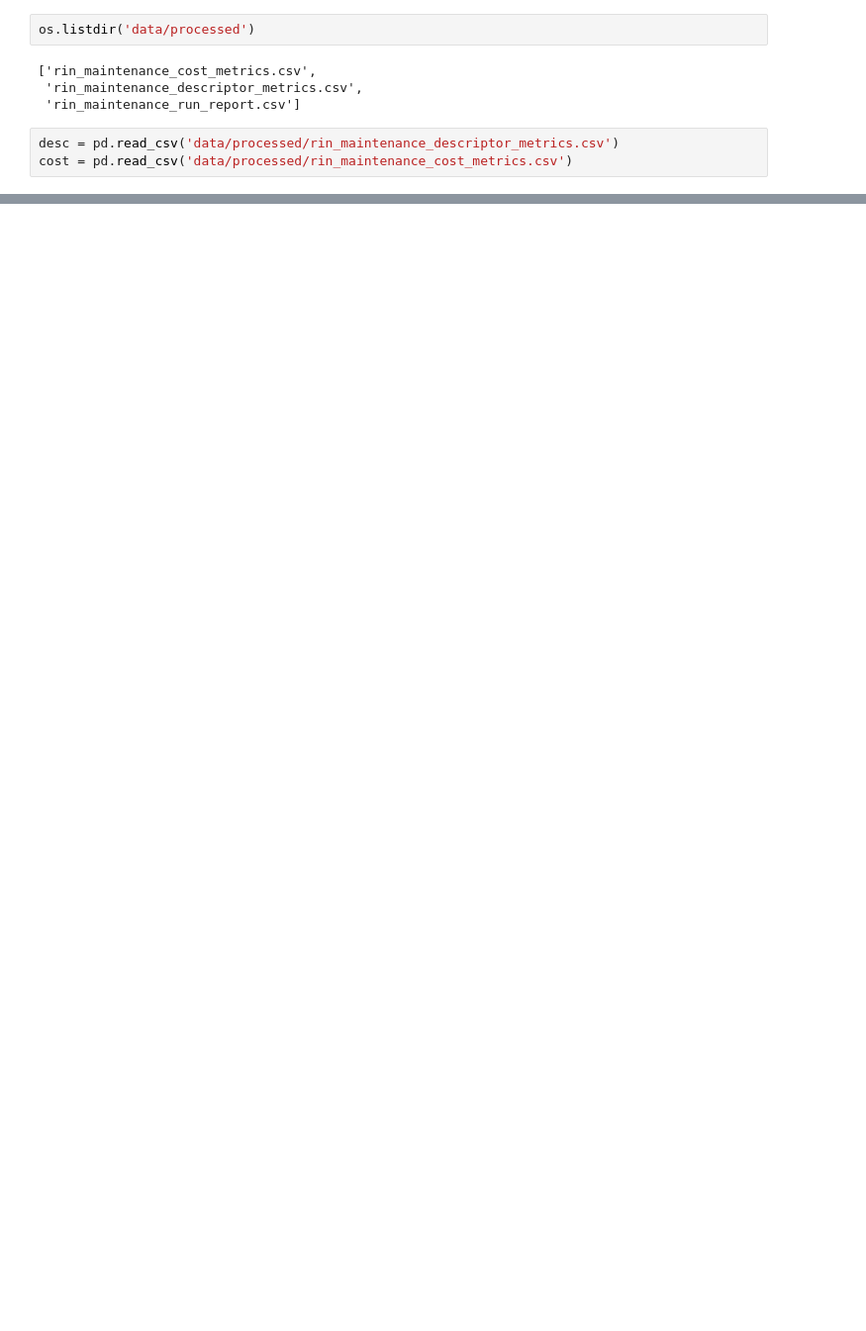
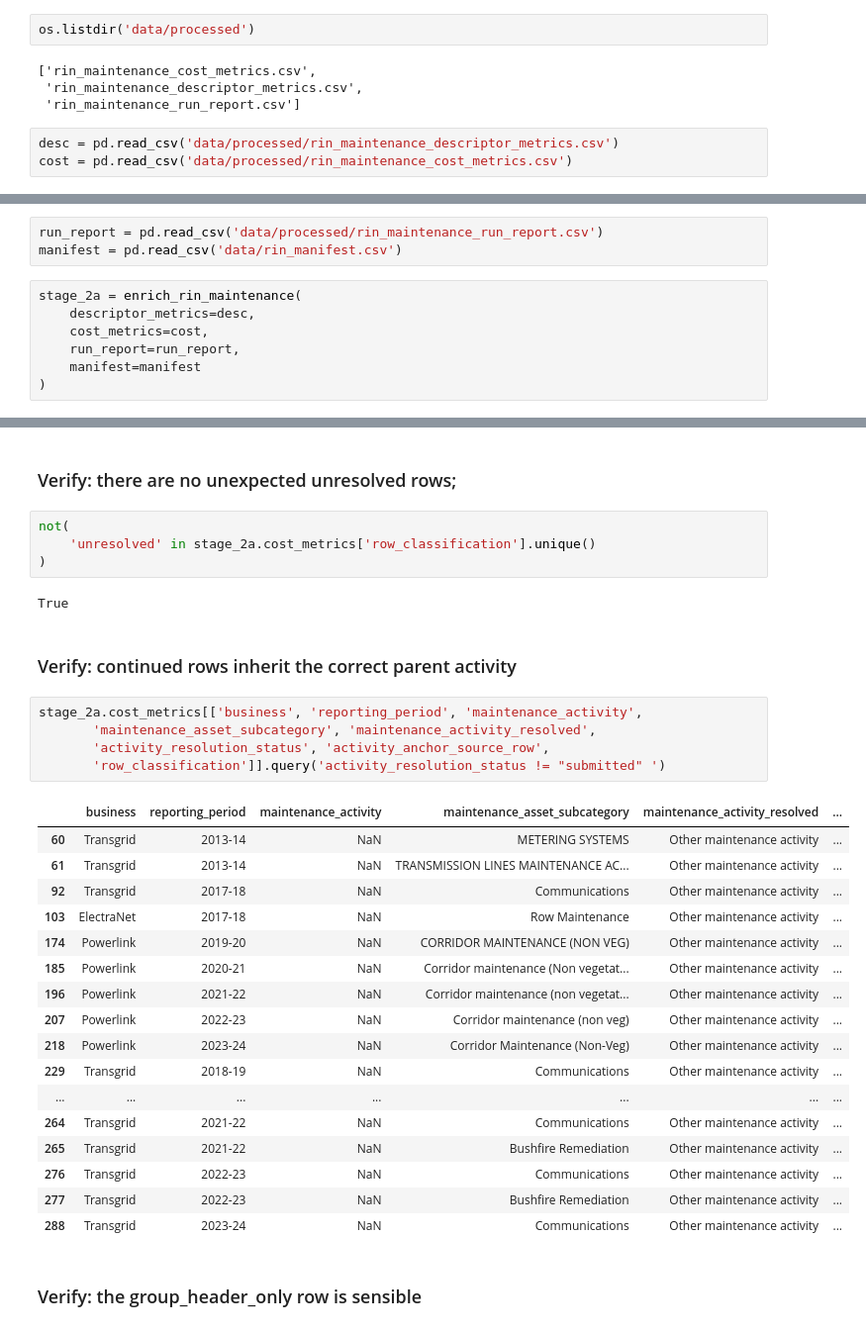
Before and after one commit to keithzyyy/aer-data-extraction, a Jupyter notebook: notebooks/rin_wkbk_standardize.ipynb, the cells around one changed output, grey strips where cells are left out. Shown at 99% size. Cells and saved outputs as stored; diff of their text form; blank space fills up the shorter version.

```diff
--- a/notebooks/rin_wkbk_standardize.ipynb
+++ b/notebooks/rin_wkbk_standardize.ipynb
@@ -54,0 +122,10 @@ cost
+# %%
+run_report = pd.read_csv('data/processed/rin_maintenance_run_report.csv')
+manifest = pd.read_csv('data/rin_manifest.csv')
+# %%
+stage_2a = enrich_rin_maintenance(
+    descriptor_metrics=desc,
+    cost_metrics=cost,
+    run_report=run_report,
+    manifest=manifest
+)
@@ -54,0 +187,35 @@ cost
+# %% [markdown]
+### Verify: there are no unexpected unresolved rows;
+# %%
+not(
+    'unresolved' in stage_2a.cost_metrics['row_classification'].unique()
+)
+# %% [output]
+True
+# %% [markdown]
+### Verify: continued rows inherit the correct parent activity
+# %%
+stage_2a.cost_metrics[['business', 'reporting_period', 'maintenance_activity',
+       'maintenance_asset_subcategory', 'maintenance_activity_resolved',
+       'activity_resolution_status', 'activity_anchor_source_row',
+       'row_classification']].query('activity_resolution_status != "submitted" ')
+# %% [output]
+|  | business | reporting_period | maintenance_activity | maintenance_asset_subcategory | maintenance_activity_resolved | ... |
+| 60 | Transgrid | 2013-14 | NaN | METERING SYSTEMS | Other maintenance activity | ... |
+| 61 | Transgrid | 2013-14 | NaN | TRANSMISSION LINES MAINTENANCE AC... | Other maintenance activity | ... |
+| 92 | Transgrid | 2017-18 | NaN | Communications | Other maintenance activity | ... |
+| 103 | ElectraNet | 2017-18 | NaN | Row Maintenance | Other maintenance activity | ... |
+| 174 | Powerlink | 2019-20 | NaN | CORRIDOR MAINTENANCE (NON VEG) | Other maintenance activity | ... |
+| 185 | Powerlink | 2020-21 | NaN | Corridor maintenance (Non vegetat... | Other maintenance activity | ... |
+| 196 | Powerlink | 2021-22 | NaN | Corridor maintenance (non vegetat... | Other maintenance activity | ... |
+| 207 | Powerlink | 2022-23 | NaN | Corridor maintenance (non veg) | Other maintenance activity | ... |
+| 218 | Powerlink | 2023-24 | NaN | Corridor Maintenance (Non-Veg) | Other maintenance activity | ... |
+| 229 | Transgrid | 2018-19 | NaN | Communications | Other maintenance activity | ... |
+| ... | ... | ... | ... | ... | ... | ... |
+| 264 | Transgrid | 2021-22 | NaN | Communications | Other maintenance activity | ... |
+| 265 | Transgrid | 2021-22 | NaN | Bushfire Remediation | Other maintenance activity | ... |
+| 276 | Transgrid | 2022-23 | NaN | Communications | Other maintenance activity | ... |
+| 277 | Transgrid | 2022-23 | NaN | Bushfire Remediation | Other maintenance activity | ... |
+| 288 | Transgrid | 2023-24 | NaN | Communications | Other maintenance activity | ... |
+# %% [markdown]
+### Verify: the group_header_only row is sensible
```
Also changed, not shown: parts of 63 cells of this notebook, 4 other files.
